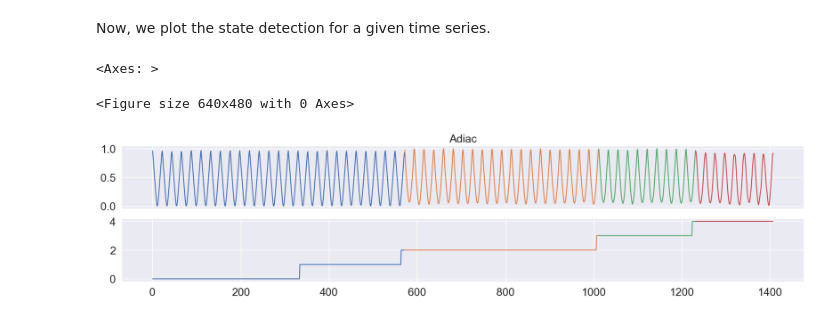
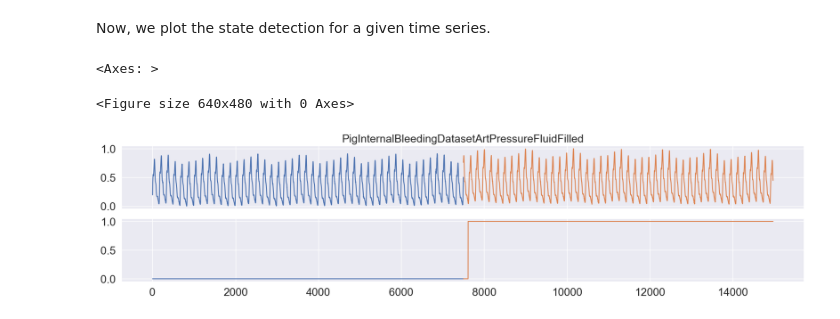
Before and after one commit to ermshaua/classification-label-profile, a Jupyter notebook: notebooks/comparative_analysis/state_detection_visualization.ipynb, the cells around one changed output. Cells and saved outputs as stored; diff of their text form; code cells hidden in the pictures.

```diff
--- a/notebooks/comparative_analysis/state_detection_visualization.ipynb
+++ b/notebooks/comparative_analysis/state_detection_visualization.ipynb
@@ -28,7 +28,7 @@ import os
 # %% [markdown]
 We start by loading a data set and the competitor results.
 # %%
-dataset = "TSSB"
+dataset = "UTSA"
 competitor = "CLaP"
 # %%
 if dataset == "TSSB":
@@ -87,11 +87,11 @@ df_scores.sort_values(by="ami_score", ascending=False)
 # %% [markdown]
 Now, we plot the state detection for a given time series.
 # %%
-idx = 0 # 83 120
+idx = 15 # 83 120
 data_row = df_data.iloc[idx]
 
 plot_state_detection(data_row.dataset, data_row.time_series, df_scores.iloc[idx].found_labels, change_points=data_row.change_points, labels=data_row.labels, file_path="../../tmp/clap_example.pdf")
 # %% [output]
 <Axes: >
 <Figure size 640x480 with 0 Axes>
-[figure, old version]
+[figure, new version]
```
Also changed, not shown: parts of 2 cells of this notebook, 2 other files.
